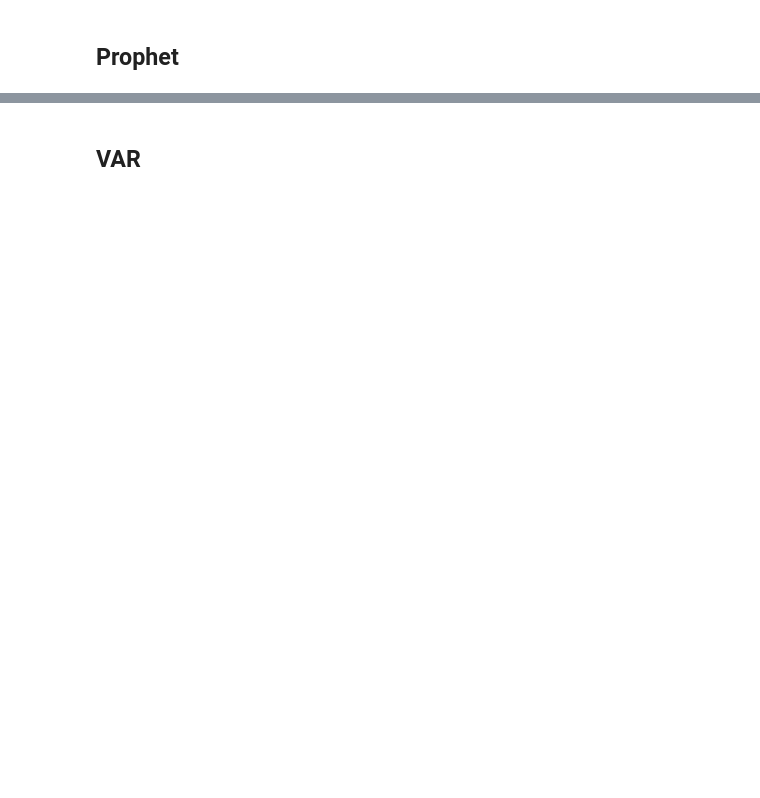
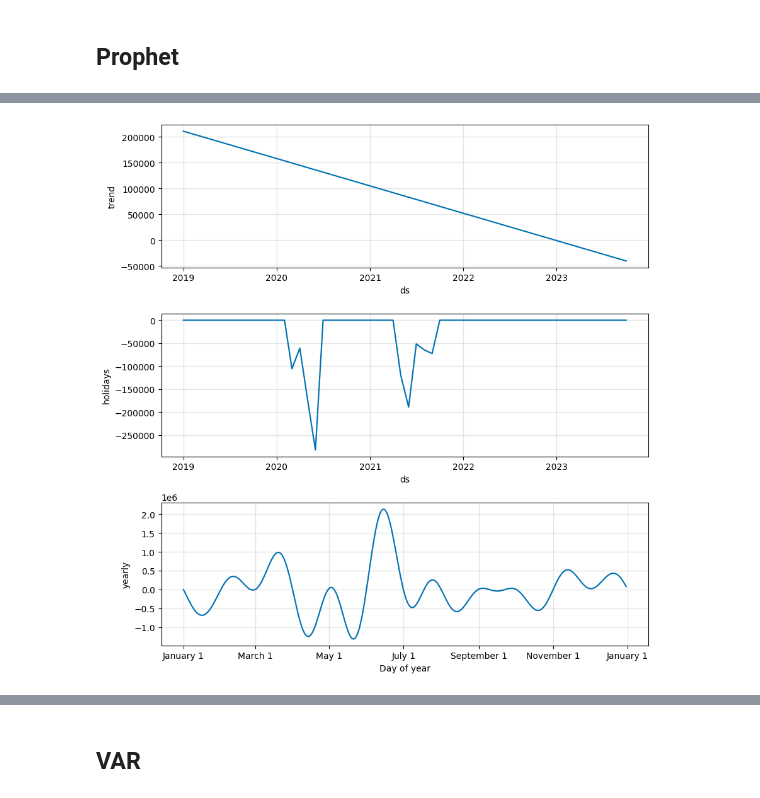
Before and after one commit to qducnguyen/business-analytics-project, a Jupyter notebook: notebooks/3_modeling_evaluation.ipynb, the cells around one changed output, grey strips where cells are left out. Drawn from its saved outputs; the diff is of its cells as text; code cells hidden in the pictures; blank space fills up the shorter version.

```diff
--- a/notebooks/3_modeling_evaluation.ipynb
+++ b/notebooks/3_modeling_evaluation.ipynb
@@ -437,0 +516,4 @@ plt.show()
+# %%
+prophet_model.plot_components(test_prediced_result);
+# %% [output]
+[figure, added]
```
Also changed, not shown: parts of 36 cells of this notebook, 1 other file.
